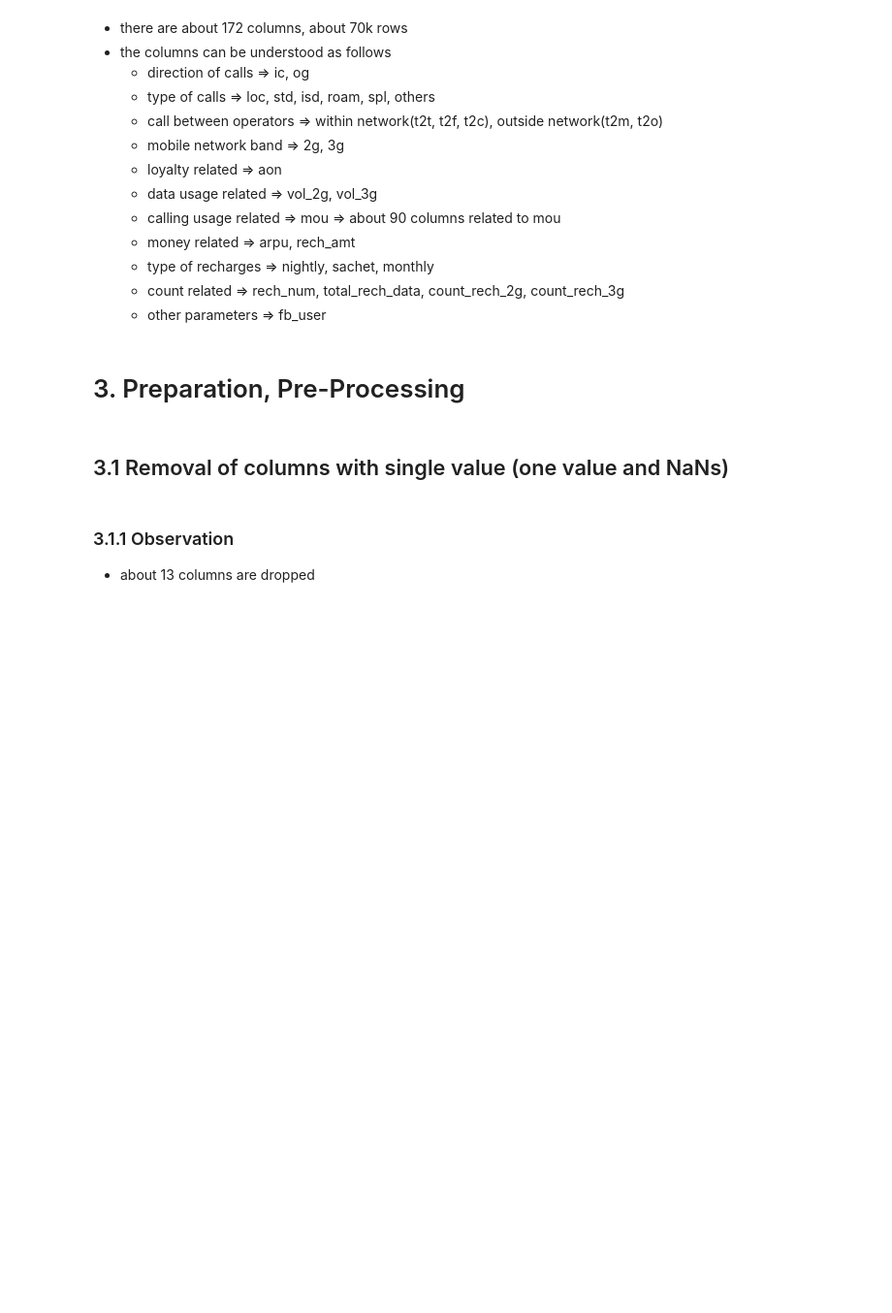
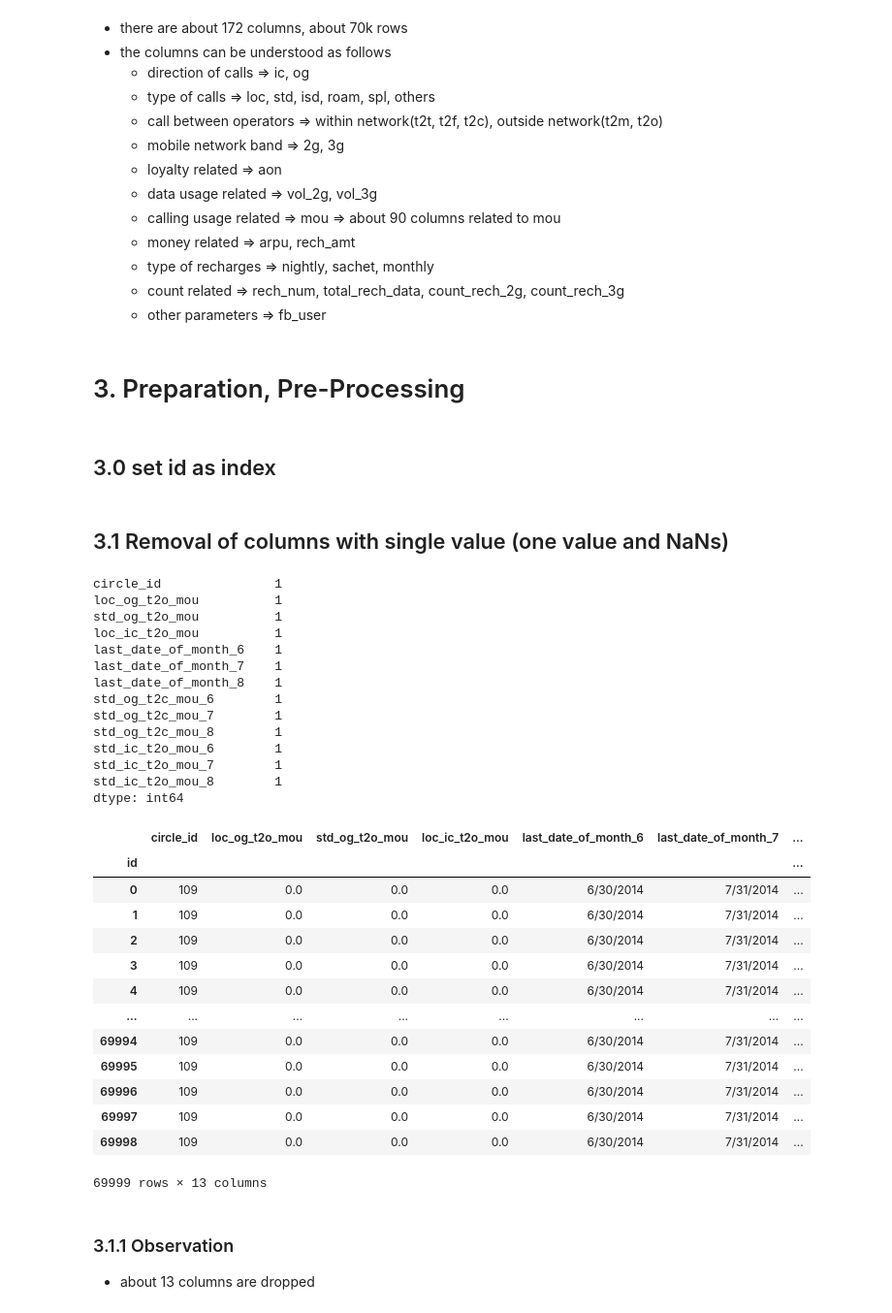
Before and after one commit to blogbydev/telecomchurncasestudy, a Jupyter notebook: my.ipynb, the cells around one changed output. Shown at 97% size. Drawn from its saved outputs; the diff is of its cells as text; code cells hidden in the pictures; blank space fills up the shorter version.

```diff
--- a/my.ipynb
+++ b/my.ipynb
@@ -127,3 +172,5 @@ data_dictionary
     - other parameters => fb_user
 # %% [markdown]
 # 3. Preparation, Pre-Processing
+# %% [markdown]
+## 3.0 set id as index
@@ -130,12 +179,41 @@ data_dictionary
 # %% [markdown]
 ## 3.1 Removal of columns with single value (one value and NaNs)
 # %%
-data = inp0
+data = inp00
 temp = data.nunique() # gives unique count of all the columns
 unique_condition_1 = temp == 1 # which columns have just 1 unique value
 temp = temp[unique_condition_1]
 
 # verify single value
 print(temp)
 data[temp.index]
+# %% [output]
+circle_id               1
+loc_og_t2o_mou          1
+std_og_t2o_mou          1
+loc_ic_t2o_mou          1
+last_date_of_month_6    1
+last_date_of_month_7    1
+last_date_of_month_8    1
+std_og_t2c_mou_6        1
+std_og_t2c_mou_7        1
+std_og_t2c_mou_8        1
+std_ic_t2o_mou_6        1
+std_ic_t2o_mou_7        1
+std_ic_t2o_mou_8        1
+dtype: int64
+|  | circle_id | loc_og_t2o_mou | std_og_t2o_mou | loc_ic_t2o_mou | last_date_of_month_6 | last_date_of_month_7 | ... |
+| id |  |  |  |  |  |  | ... |
+| 0 | 109 | 0.0 | 0.0 | 0.0 | 6/30/2014 | 7/31/2014 | ... |
+| 1 | 109 | 0.0 | 0.0 | 0.0 | 6/30/2014 | 7/31/2014 | ... |
+| 2 | 109 | 0.0 | 0.0 | 0.0 | 6/30/2014 | 7/31/2014 | ... |
+| 3 | 109 | 0.0 | 0.0 | 0.0 | 6/30/2014 | 7/31/2014 | ... |
+| 4 | 109 | 0.0 | 0.0 | 0.0 | 6/30/2014 | 7/31/2014 | ... |
+| ... | ... | ... | ... | ... | ... | ... | ... |
+| 69994 | 109 | 0.0 | 0.0 | 0.0 | 6/30/2014 | 7/31/2014 | ... |
+| 69995 | 109 | 0.0 | 0.0 | 0.0 | 6/30/2014 | 7/31/2014 | ... |
+| 69996 | 109 | 0.0 | 0.0 | 0.0 | 6/30/2014 | 7/31/2014 | ... |
+| 69997 | 109 | 0.0 | 0.0 | 0.0 | 6/30/2014 | 7/31/2014 | ... |
+| 69998 | 109 | 0.0 | 0.0 | 0.0 | 6/30/2014 | 7/31/2014 | ... |
+69999 rows × 13 columns
 # %%
```
Also changed, not shown: parts of 23 cells of this notebook, 1 other file.
